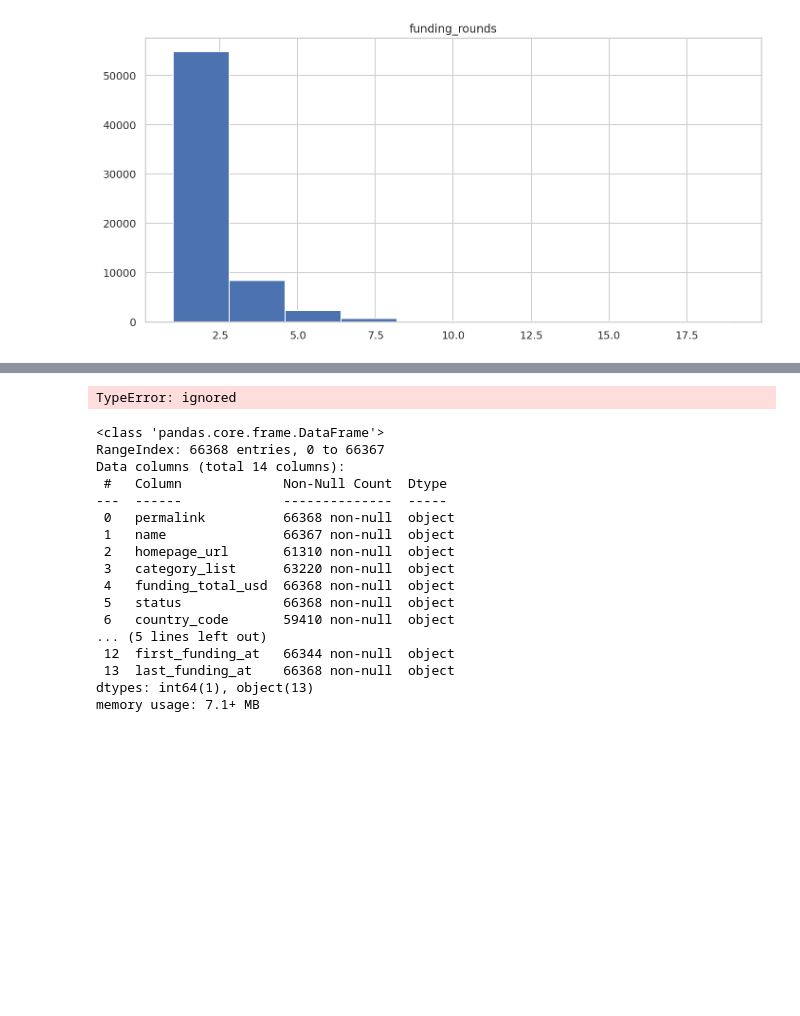
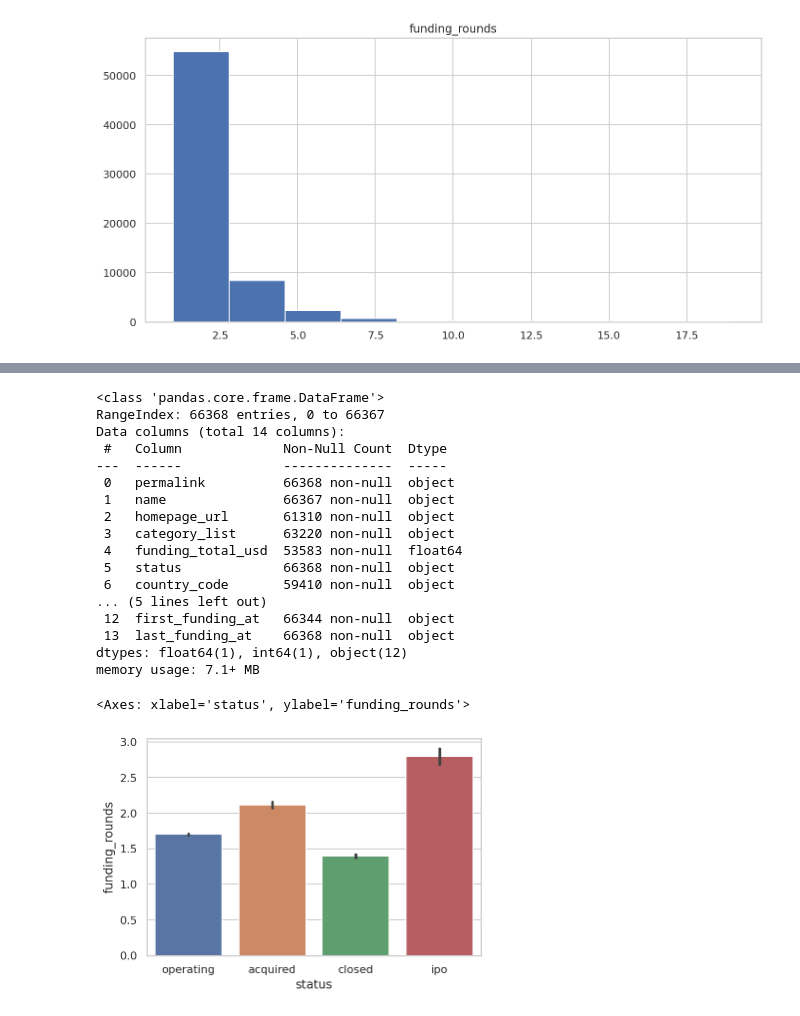
Before and after one commit to NileshCT/EDA_PROJECT, a Jupyter notebook: EDA_Project.ipynb, the cells around one changed output, grey strips where cells are left out. Drawn from its saved outputs; the diff is of its cells as text; code cells hidden in the pictures; blank space fills up the shorter version.

```diff
--- a/EDA_Project.ipynb
+++ b/EDA_Project.ipynb
@@ -933,17 +960,9 @@ info_time_Stamp.head()
-# %%
-# Creating proper format for dates
-format_info_tmstp=info_time_Stamp.div(1000, axis=0)
-
-# Doing this across all date columns
-info_chng_dts=format_info_tmstp.apply(pd.to_datetime, errors='coerce',utc=True,unit='s')
-
-# If you need date with time unblock the , %H:%M:%S"))
-info_chng_dts_new=info_chng_dts.apply(lambda x: x.dt.strftime("%Y-%m-%d"))
-info_chng_dts_new.head()
-# %% [output]
-TypeError: ignored
+# %%
+data.replace("-",np.nan,inplace=True)
+# %%
+data['funding_total_usd']=data['funding_total_usd'].astype("float")
 # %%
-info.info()
+data.info()
 # %% [output]
 <class 'pandas.core.frame.DataFrame'>
 RangeIndex: 66368 entries, 0 to 66367
@@ -954,11 +973,16 @@ Data columns (total 14 columns):
  1   name               66367 non-null  object
  2   homepage_url       61310 non-null  object
  3   category_list      63220 non-null  object
- 4   funding_total_usd  66368 non-null  object
+ 4   funding_total_usd  53583 non-null  float64
  5   status             66368 non-null  object
  6   country_code       59410 non-null  object
 ... (5 lines left out)
  12  first_funding_at   66344 non-null  object
  13  last_funding_at    66368 non-null  object
-dtypes: int64(1), object(13)
+dtypes: float64(1), int64(1), object(12)
 memory usage: 7.1+ MB
+# %%
+sns.barplot(x=data["status"],y=data["funding_rounds"])
+# %% [output]
+<Axes: xlabel='status', ylabel='funding_rounds'>
+[figure, added]
```
Also changed, not shown: parts of 26 cells of this notebook.
